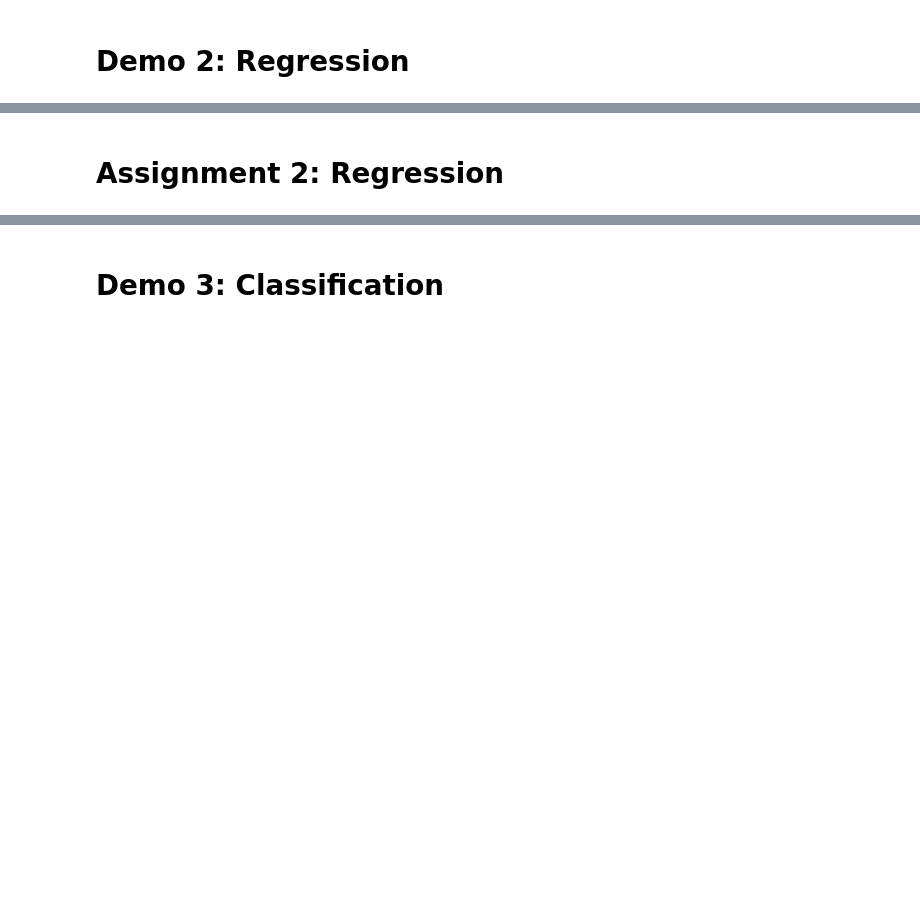
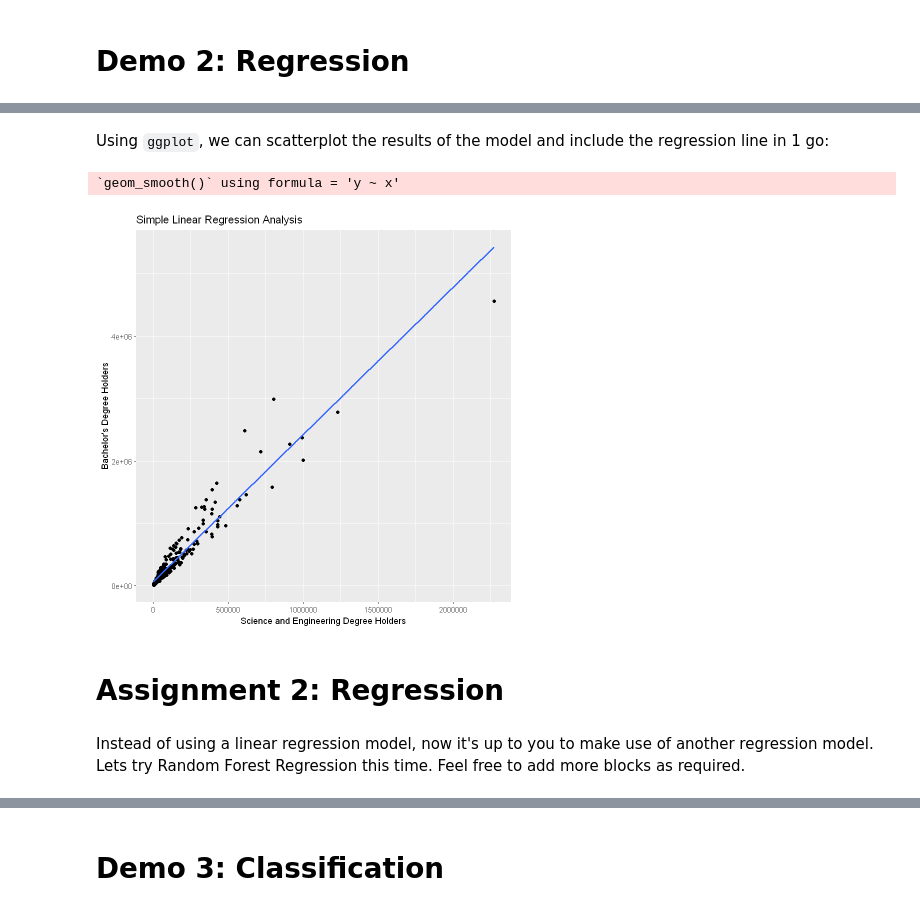
Before and after one commit to Phaneron97/R-workshop, a Jupyter notebook: Workshop.ipynb, the cells around one changed output, grey strips where cells are left out. Cells and saved outputs as stored; diff of their text form; code cells hidden in the pictures; blank space fills up the shorter version.

Commit message:
added regression demo, clustering demo, regression tasks, improved EDA text and some tasks

```diff
--- a/Workshop.ipynb
+++ b/Workshop.ipynb
@@ -263,0 +272,3 @@ ggplot(task2, aes(x = Business, y = Education)) +
+# %%
+# Select relevant columns
+selected_data <- data[, c("Bachelor.s.Degree.Holders", "Science.and.Engineering")]
@@ -263,0 +277,2 @@ ggplot(task2, aes(x = Business, y = Education)) +
+# %%
+selected_data <- as.data.frame(selected_data)
@@ -264,2 +326,17 @@ ggplot(task2, aes(x = Business, y = Education)) +
+# %% [markdown]
+Using `ggplot`, we can scatterplot the results of the model and include the regression line in 1 go:
+# %%
+# Scatter plot with regression line
+ggplot(selected_data, aes(x = Science.and.Engineering, y = Bachelor.s.Degree.Holders)) +
+  geom_point() +
+  geom_smooth(method = "lm", se = FALSE) +
+  labs(title = "Simple Linear Regression Analysis",
+       x = "Science and Engineering Degree Holders",
+       y = "Bachelor's Degree Holders")
+# %% [output]
+`geom_smooth()` using formula = 'y ~ x'
+[figure, added]
 # %% [markdown]
 # Assignment 2: Regression
+# %% [markdown]
+Instead of using a linear regression model, now it's up to you to make use of another regression model. Lets try Random Forest Regression this time. Feel free to add more blocks as required.
```
Also changed, not shown: parts of 48 cells of this notebook.
